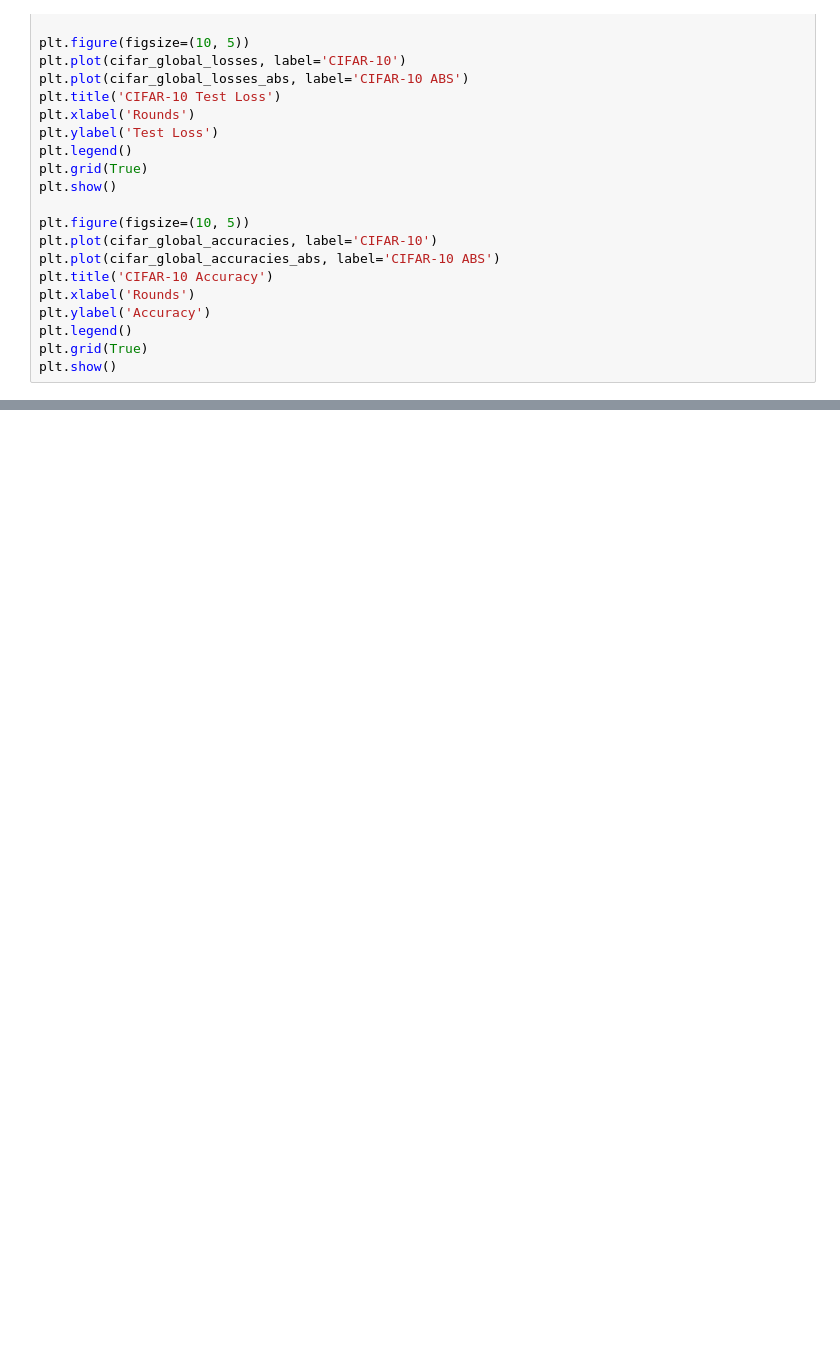
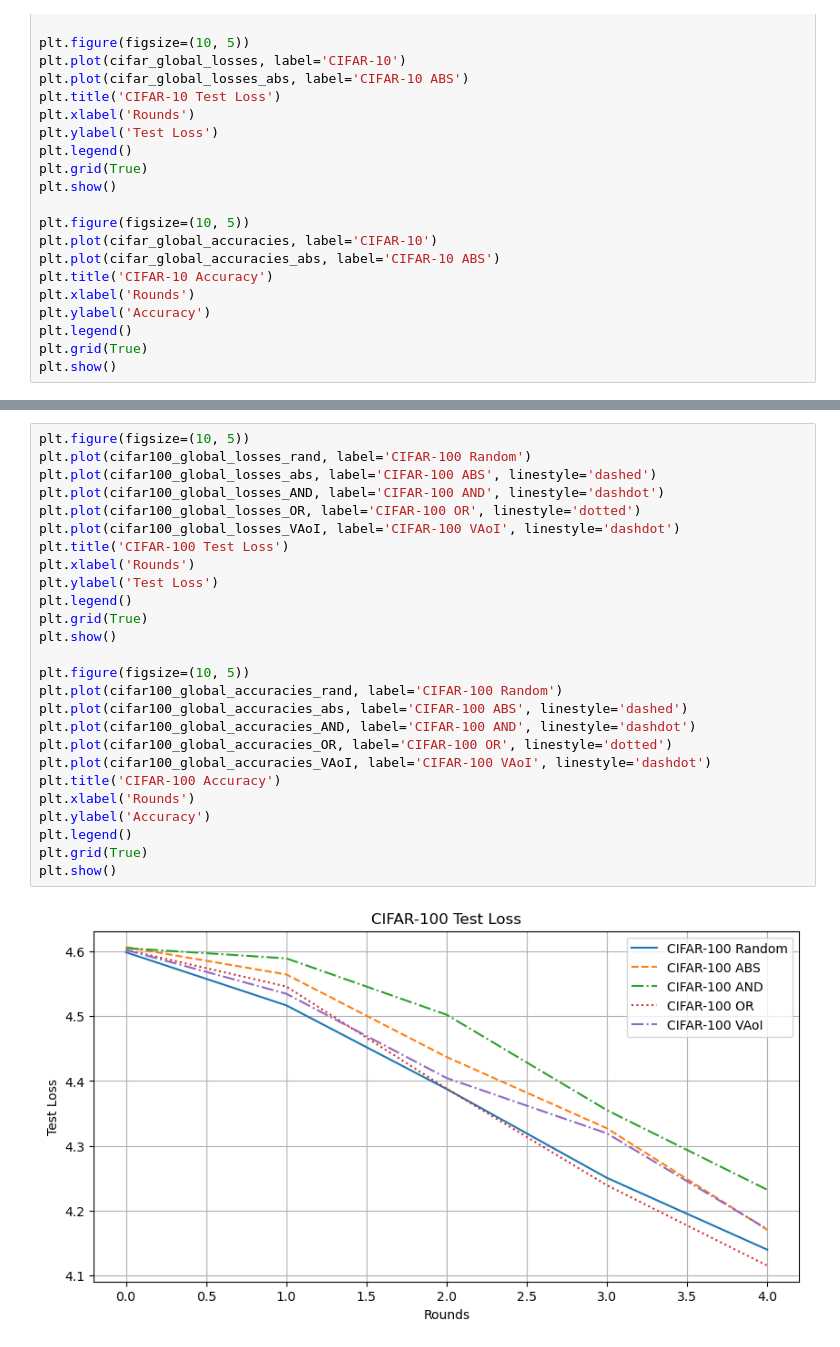
Before and after one commit to hburnt/FederatedLearning, a Jupyter notebook: final/final_fed_learn.ipynb, the cells around one changed output, grey strips where cells are left out. Cells and saved outputs as stored; diff of their text form; blank space fills up the shorter version.

```diff
--- a/final/final_fed_learn.ipynb
+++ b/final/final_fed_learn.ipynb
@@ -1077,0 +2325,28 @@ plt.show()
+# %%
+plt.figure(figsize=(10, 5))
+plt.plot(cifar100_global_losses_rand, label='CIFAR-100 Random')
+plt.plot(cifar100_global_losses_abs, label='CIFAR-100 ABS', linestyle='dashed')
+plt.plot(cifar100_global_losses_AND, label='CIFAR-100 AND', linestyle='dashdot')
+plt.plot(cifar100_global_losses_OR, label='CIFAR-100 OR', linestyle='dotted')
+plt.plot(cifar100_global_losses_VAoI, label='CIFAR-100 VAoI', linestyle='dashdot')
+plt.title('CIFAR-100 Test Loss')
+plt.xlabel('Rounds')
+plt.ylabel('Test Loss')
+plt.legend()
+plt.grid(True)
+plt.show()
+
+plt.figure(figsize=(10, 5))
+plt.plot(cifar100_global_accuracies_rand, label='CIFAR-100 Random')
+plt.plot(cifar100_global_accuracies_abs, label='CIFAR-100 ABS', linestyle='dashed')
+plt.plot(cifar100_global_accuracies_AND, label='CIFAR-100 AND', linestyle='dashdot')
+plt.plot(cifar100_global_accuracies_OR, label='CIFAR-100 OR', linestyle='dotted')
+plt.plot(cifar100_global_accuracies_VAoI, label='CIFAR-100 VAoI', linestyle='dashdot')
+plt.title('CIFAR-100 Accuracy')
+plt.xlabel('Rounds')
+plt.ylabel('Accuracy')
+plt.legend()
+plt.grid(True)
+plt.show()
+# %% [output]
+[figure, added]
```
Also changed, not shown: parts of 5 cells of this notebook.
